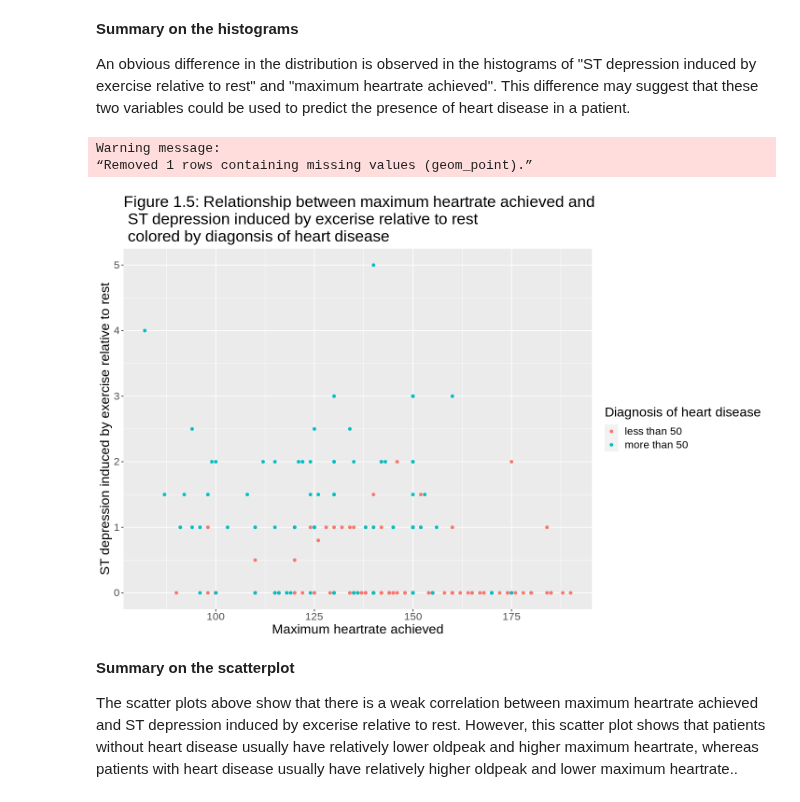
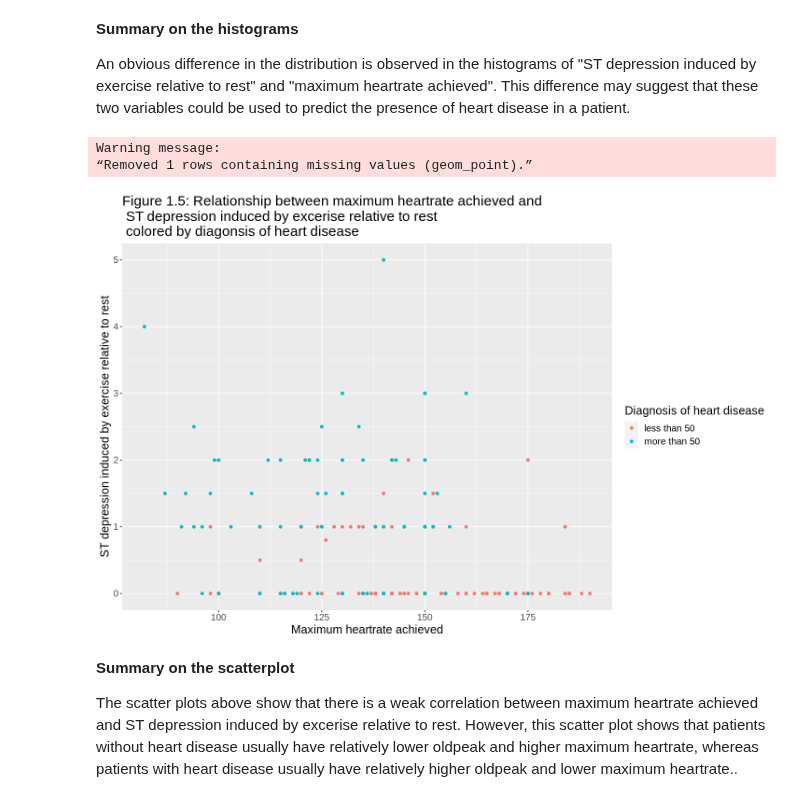
Before and after one commit to papercheesecake/DSCI100-group-project-18, a Jupyter notebook: group_report.ipynb, the cells around one changed output. Drawn from its saved outputs; the diff is of its cells as text; code cells hidden in the pictures.

```diff
--- a/group_report.ipynb
+++ b/group_report.ipynb
@@ -484,20 +493,20 @@ An obvious difference in the distribution is observed in the histograms of "ST d
 # %%
 options(repr.plot.height = 8, repr.plot.width = 12)
 
 
 max_heartrate_vs_oldpeak_plot <- training_heart_data %>%
                                  select(max_heartrate, oldpeak, num) %>%
                                  ggplot(aes(x = max_heartrate, y = oldpeak, color = num)) +
                                  geom_point() +
                                  labs(x = 'Maximum heartrate achieved', y = 'ST depression induced by exercise relative to rest',
                                       color = 'Diagnosis of heart disease') +
                                  ggtitle('Figure 1.5: Relationship between maximum heartrate achieved and \n ST depression induced by excerise relative to rest \n colored by diagonsis of heart disease') +
-                                 theme(text = element_text(size = 17))
+                                 theme(text = element_text(size = 15))
 max_heartrate_vs_oldpeak_plot
 # %% [output]
 Warning message:
 “Removed 1 rows containing missing values (geom_point).”
-[figure, old version]
+[figure, new version]
 # %% [markdown]
 **Summary on the scatterplot**
 
```
Also changed, not shown: parts of 28 cells of this notebook.
